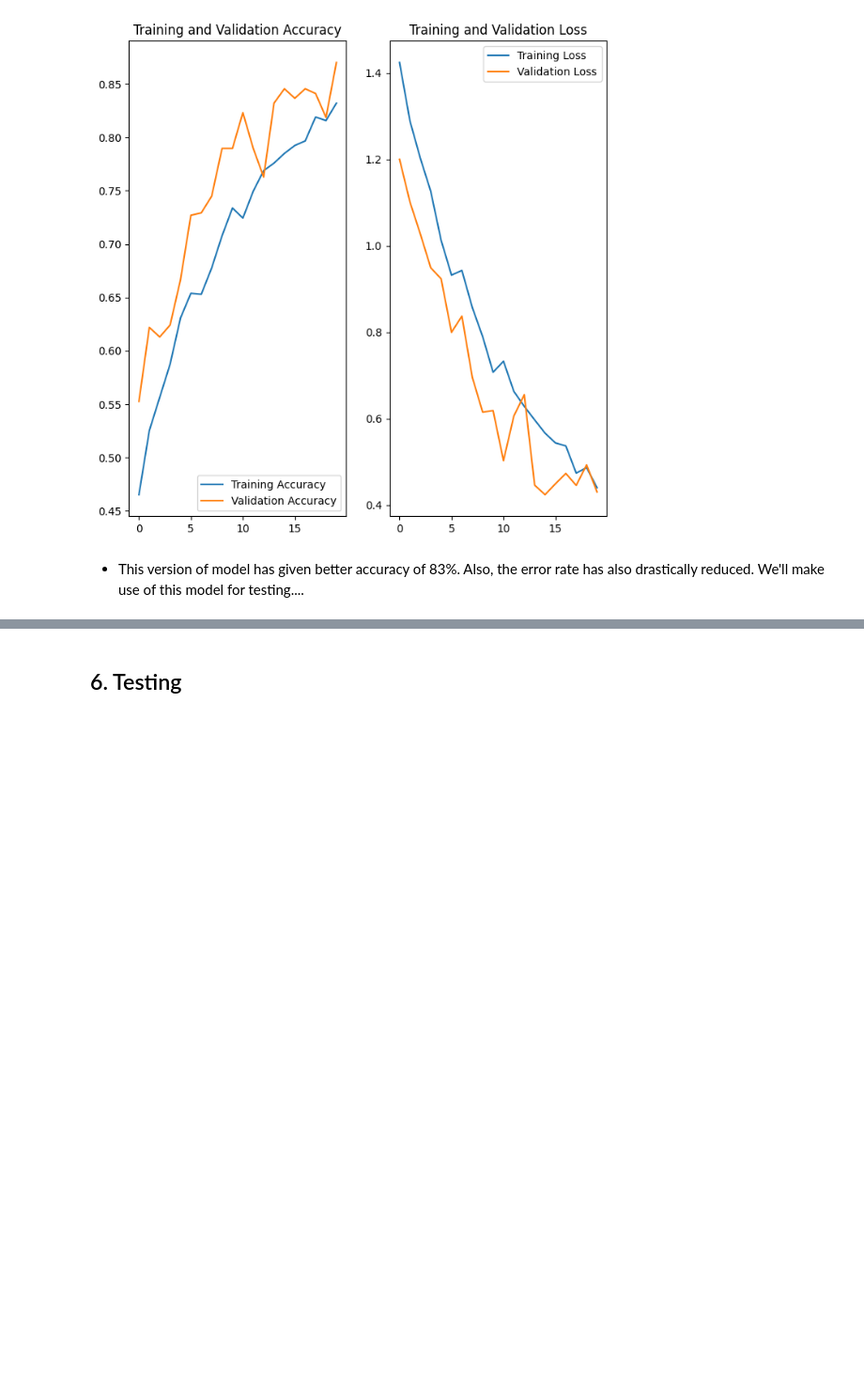
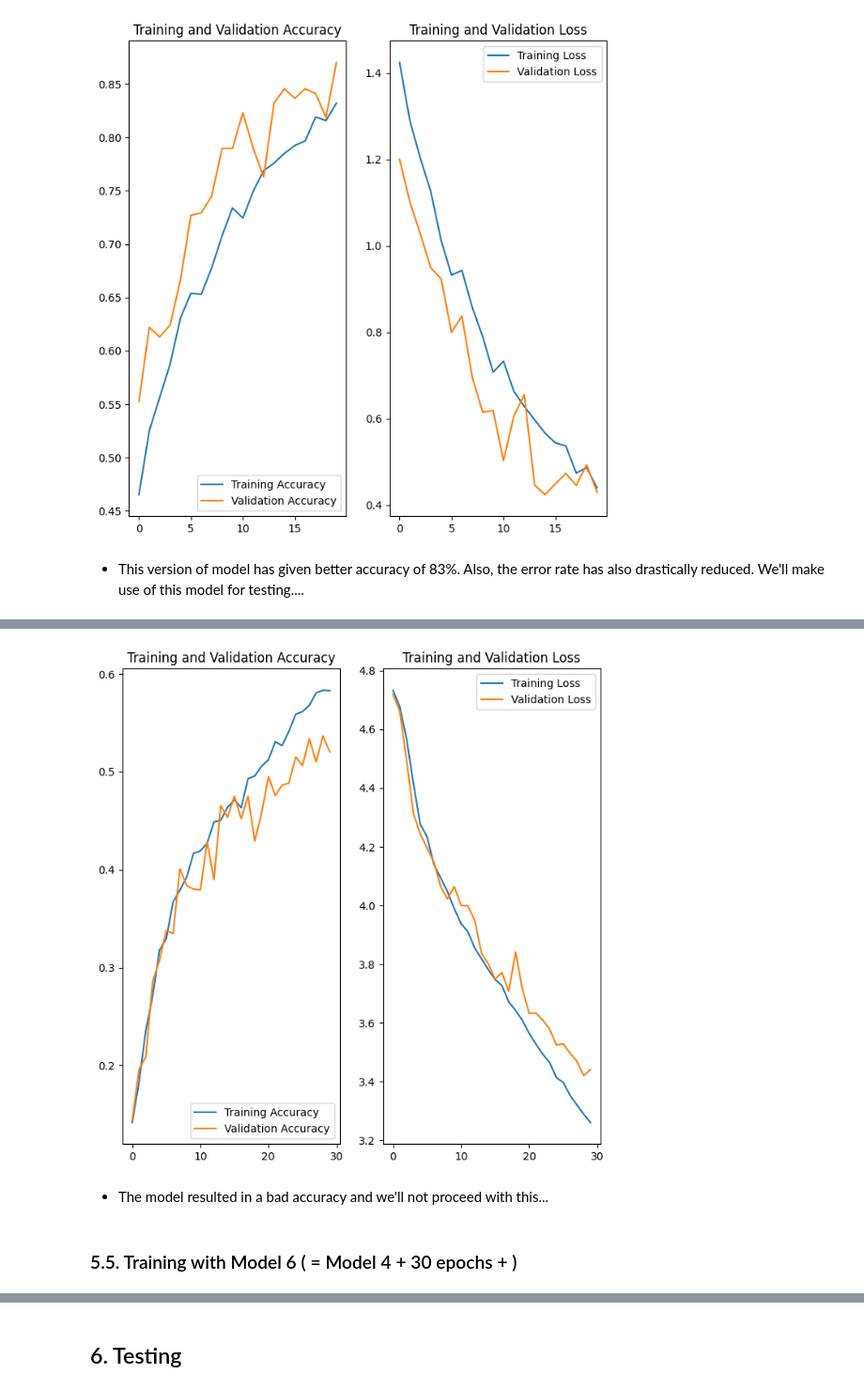
Before and after one commit to Vasista-Eranki/MelanomaDetectionAssignment, a Jupyter notebook: Melanoma_Detection_Assignment_SatyaKrishnaVasista.ipynb, the cells around one changed output, grey strips where cells are left out. Shown at 94% size. Cells and saved outputs as stored; diff of their text form; code cells hidden in the pictures; blank space fills up the shorter version.

```diff
--- a/Melanoma_Detection_Assignment_SatyaKrishnaVasista.ipynb
+++ b/Melanoma_Detection_Assignment_SatyaKrishnaVasista.ipynb
@@ -659,0 +664,5 @@ Epoch 20/20
+# %%
+model_5 = get_model_with_bn_and_regularization()
+model_5.build(new_train_ds.as_numpy_iterator().next()[0].shape)
+
+print(model_5.summary())
@@ -659,0 +687,8 @@ Epoch 20/20
+# %%
+optimizer = keras.optimizers.SGD(learning_rate=0.0001, momentum=0.9, weight_decay=1e-6)
+model_5.compile(optimizer= optimizer,
+                loss='categorical_crossentropy',
+                metrics=['accuracy'])
+# %%
+epochs = 30
+new_hist_5 = model_5.fit(new_train_ds, epochs = epochs, validation_data=new_val_ds)
@@ -659,0 +713,9 @@ Epoch 20/20
+# %%
+epochs = 30
+visualize_outputs(new_hist_5)
+# %% [output]
+[figure, added]
+# %% [markdown]
+- The model resulted in a bad accuracy and we'll not proceed with this...
+# %% [markdown]
+### 5.5. Training with Model 6 ( = Model 4 + 30 epochs + )
```
Also changed, not shown: parts of 17 cells of this notebook.
